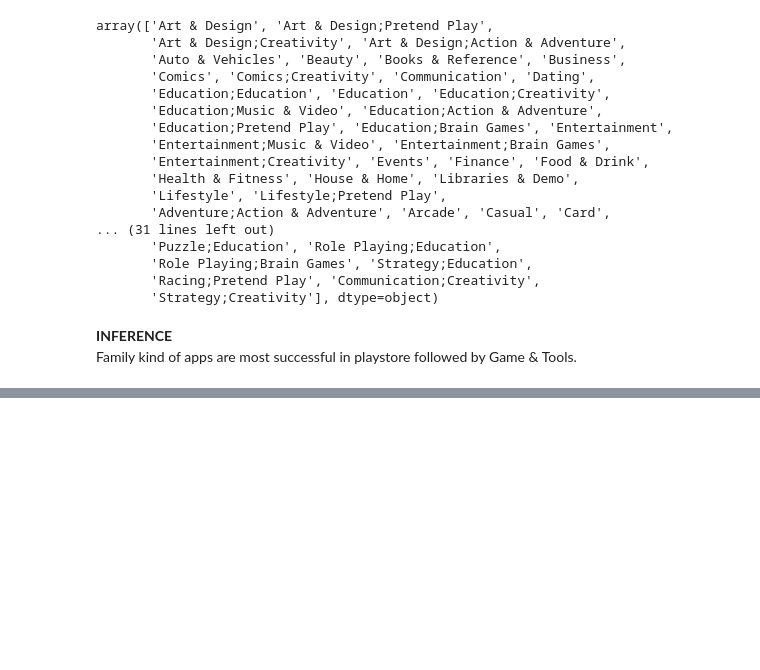
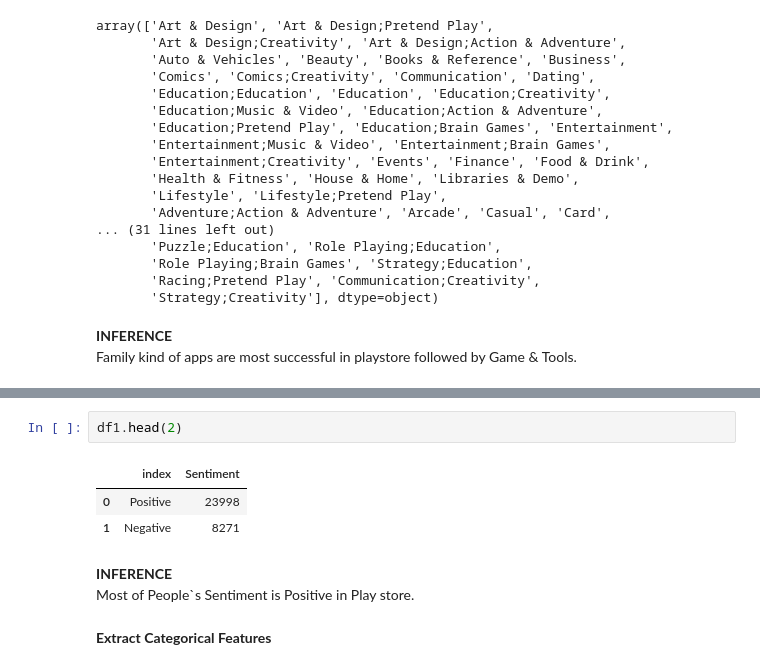
Before and after one commit to RITIK1442840127/Play-Store-Data-Analysis, a Jupyter notebook: Play_Store_Analysis_by_RITIK_TIWARI.ipynb, the cells around one changed output, grey strips where cells are left out. Cells and saved outputs as stored; diff of their text form; blank space fills up the shorter version.

```diff
--- a/Play_Store_Analysis_by_RITIK_TIWARI.ipynb
+++ b/Play_Store_Analysis_by_RITIK_TIWARI.ipynb
@@ -761,0 +809,11 @@ Family kind of apps are most successful in playstore followed by Game & Tools.
+# %%
+df1.head(2)
+# %% [output]
+|  | index | Sentiment |
+| 0 | Positive | 23998 |
+| 1 | Negative | 8271 |
+# %% [markdown]
+**INFERENCE**
+Most of People`s Sentiment is Positive in Play store.
+# %% [markdown]
+**Extract Categorical Features**
```
Also changed, not shown: parts of 18 cells of this notebook.
